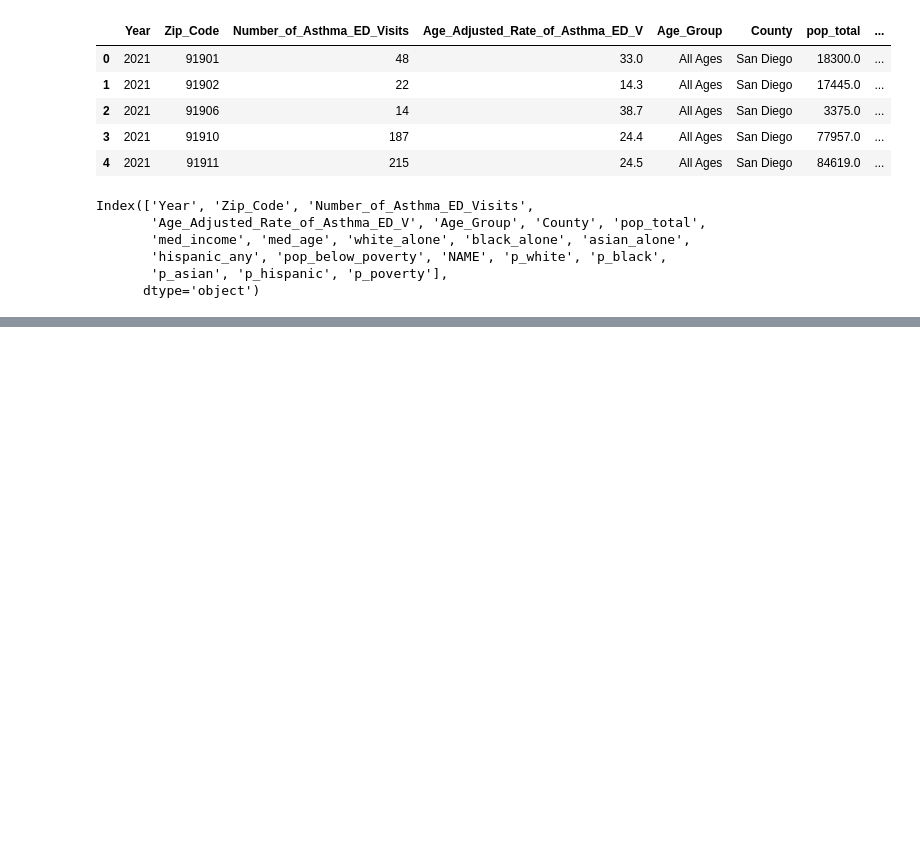
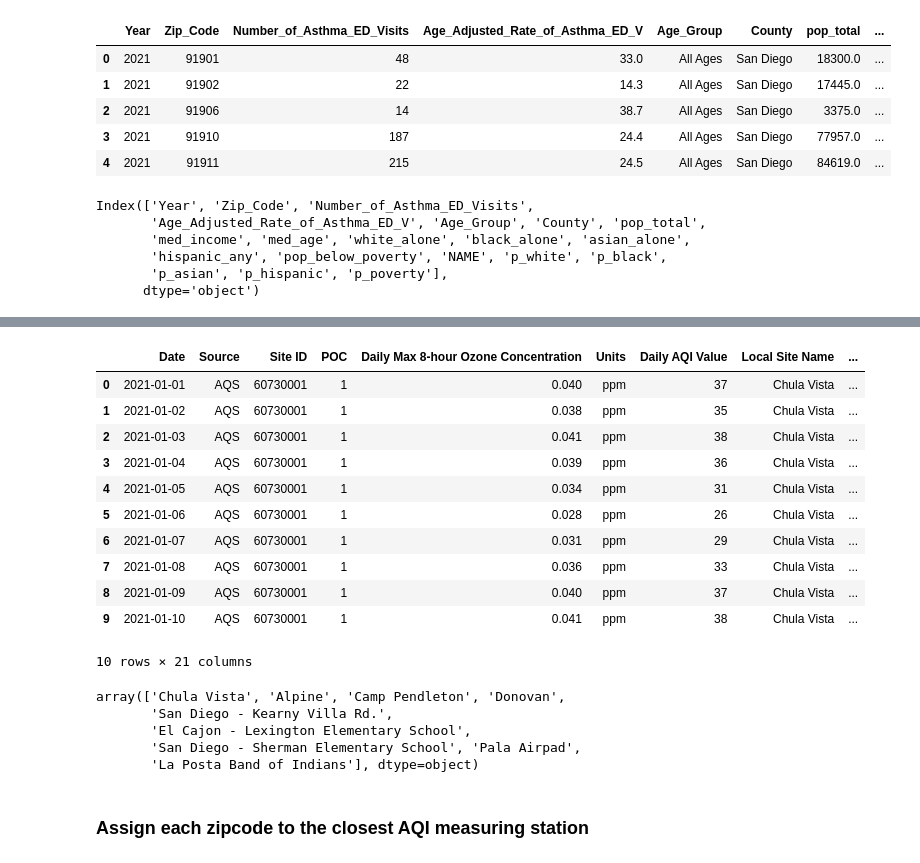
Before and after one commit to ikrvb1/Bridging-Air-Quality-and-Public-Health-in-San-Diego---DSC190, a Jupyter notebook: aqi_regression.ipynb, the cells around one changed output, grey strips where cells are left out. Saved outputs shown, nothing was run; the diff lists cells and outputs as text; code cells hidden in the pictures; blank space fills up the shorter version.

```diff
--- a/aqi_regression.ipynb
+++ b/aqi_regression.ipynb
@@ -372,0 +385,25 @@ Index(['Year', 'Zip_Code', 'Number_of_Asthma_ED_Visits',
+# %%
+df.head(10)
+# %% [output]
+|  | Date | Source | Site ID | POC | Daily Max 8-hour Ozone Concentration | Units | Daily AQI Value | Local Site Name | ... |
+| 0 | 2021-01-01 | AQS | 60730001 | 1 | 0.040 | ppm | 37 | Chula Vista | ... |
+| 1 | 2021-01-02 | AQS | 60730001 | 1 | 0.038 | ppm | 35 | Chula Vista | ... |
+| 2 | 2021-01-03 | AQS | 60730001 | 1 | 0.041 | ppm | 38 | Chula Vista | ... |
+| 3 | 2021-01-04 | AQS | 60730001 | 1 | 0.039 | ppm | 36 | Chula Vista | ... |
+| 4 | 2021-01-05 | AQS | 60730001 | 1 | 0.034 | ppm | 31 | Chula Vista | ... |
+| 5 | 2021-01-06 | AQS | 60730001 | 1 | 0.028 | ppm | 26 | Chula Vista | ... |
+| 6 | 2021-01-07 | AQS | 60730001 | 1 | 0.031 | ppm | 29 | Chula Vista | ... |
+| 7 | 2021-01-08 | AQS | 60730001 | 1 | 0.036 | ppm | 33 | Chula Vista | ... |
+| 8 | 2021-01-09 | AQS | 60730001 | 1 | 0.040 | ppm | 37 | Chula Vista | ... |
+| 9 | 2021-01-10 | AQS | 60730001 | 1 | 0.041 | ppm | 38 | Chula Vista | ... |
+10 rows × 21 columns
+# %%
+df['Local Site Name'].unique()
+# %% [output]
+array(['Chula Vista', 'Alpine', 'Camp Pendleton', 'Donovan',
+       'San Diego - Kearny Villa Rd.',
+       'El Cajon - Lexington Elementary School',
+       'San Diego - Sherman Elementary School', 'Pala Airpad',
+       'La Posta Band of Indians'], dtype=object)
+# %% [markdown]
+### Assign each zipcode to the closest AQI measuring station
```
Also changed, not shown: parts of 18 cells of this notebook.
